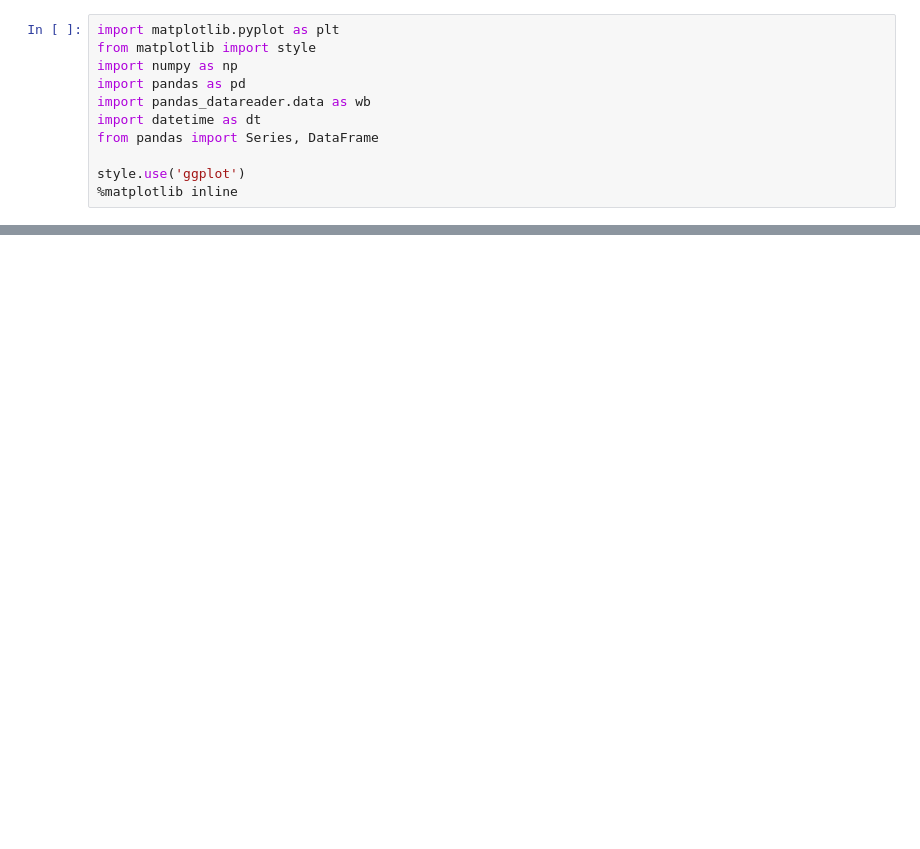
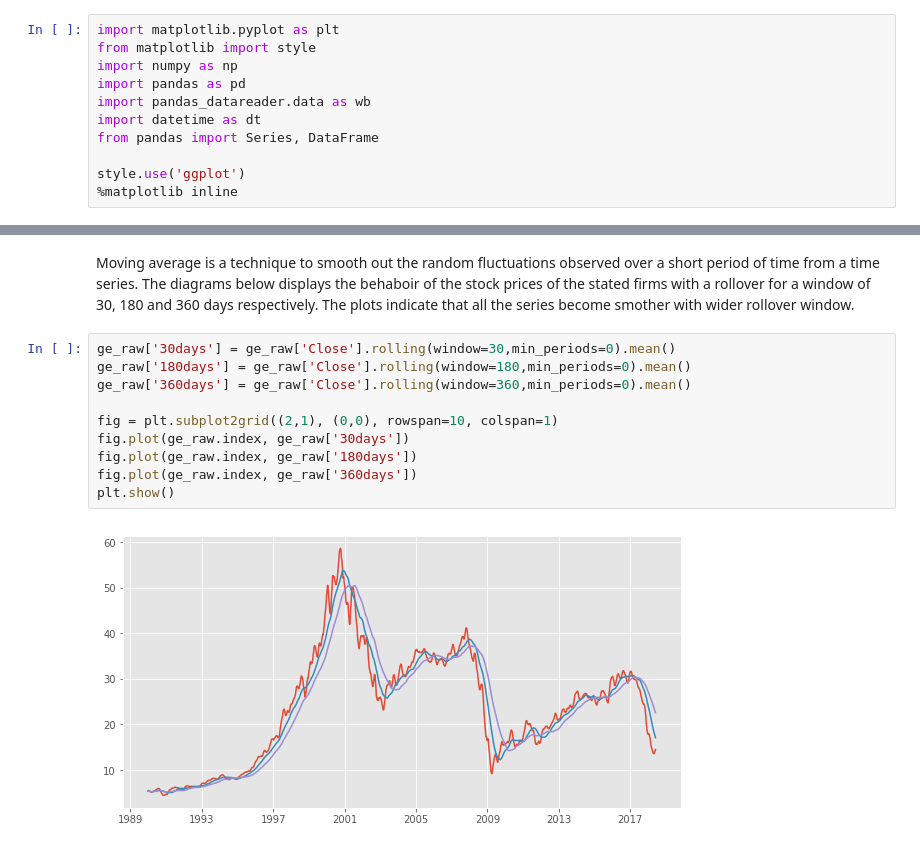
Before and after one commit to dmf42186/MSDS-7333-Quantifying-the-World, a Jupyter notebook: Unit 4 Case Study/Unit4_CaseStudy_Sudip.ipynb, the cells around one changed output, grey strips where cells are left out. Cells and saved outputs as stored; diff of their text form; blank space fills up the shorter version.

```diff
--- a/Unit 4 Case Study/Unit4_CaseStudy_Sudip.ipynb
+++ b/Unit 4 Case Study/Unit4_CaseStudy_Sudip.ipynb
@@ -55,0 +174,14 @@ display(ibm_raw.tail())
+# %% [markdown]
+Moving average is a technique to smooth out the random fluctuations observed over a short period of time from a time series. The diagrams below displays the behaboir of the stock prices of the stated firms with a rollover for a window of 30, 180 and 360 days respectively. The plots indicate that all the series become smother with wider rollover window.
+# %%
+ge_raw['30days'] = ge_raw['Close'].rolling(window=30,min_periods=0).mean()
+ge_raw['180days'] = ge_raw['Close'].rolling(window=180,min_periods=0).mean()
+ge_raw['360days'] = ge_raw['Close'].rolling(window=360,min_periods=0).mean()
+
+fig = plt.subplot2grid((2,1), (0,0), rowspan=10, colspan=1)
+fig.plot(ge_raw.index, ge_raw['30days'])
+fig.plot(ge_raw.index, ge_raw['180days'])
+fig.plot(ge_raw.index, ge_raw['360days'])
+plt.show()
+# %% [output]
+[figure, added]
```
Also changed, not shown: parts of 51 cells of this notebook.
